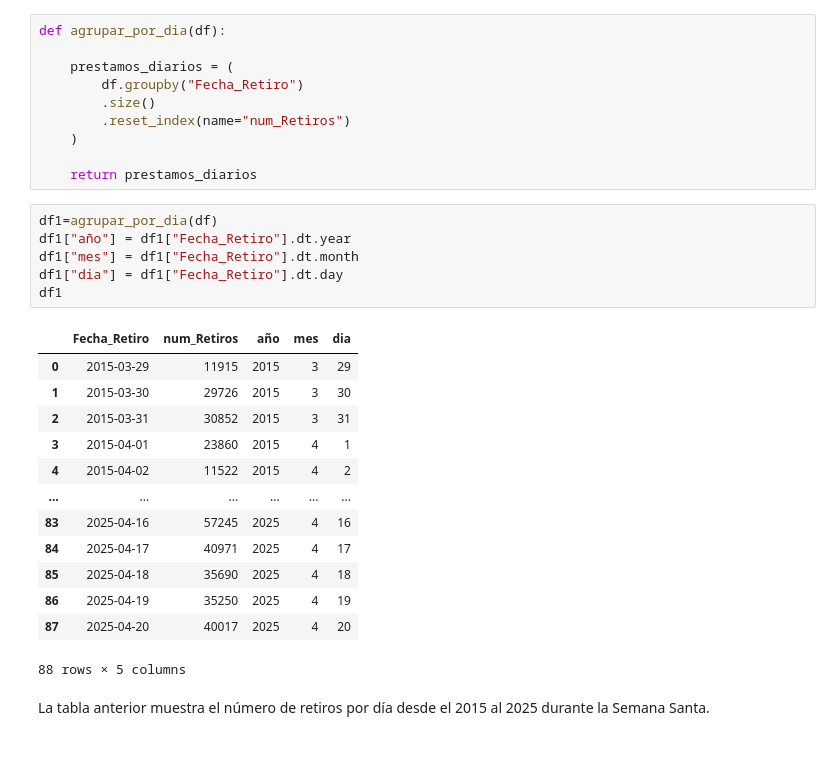
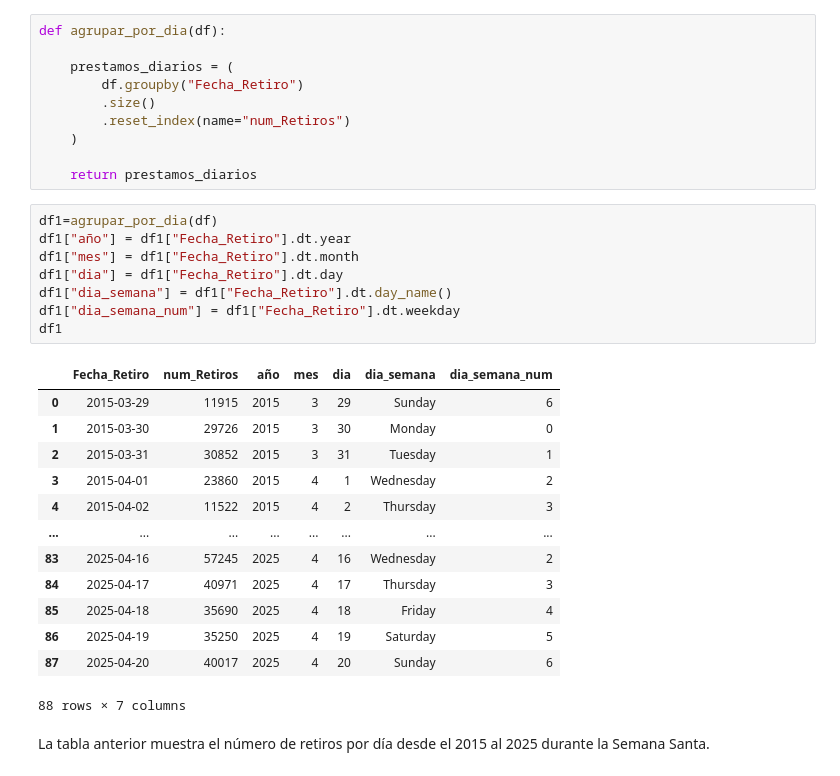
Before and after one commit to Ari-Castellanos/Proyecto-1-Seminario-2, a Jupyter notebook: DiaMayorRetiro.ipynb, the cells around one changed output. Cells and saved outputs as stored; diff of their text form.

```diff
--- a/DiaMayorRetiro.ipynb
+++ b/DiaMayorRetiro.ipynb
@@ -123,22 +123,24 @@ def agrupar_por_dia(df):
 # %%
 df1=agrupar_por_dia(df)
 df1["año"] = df1["Fecha_Retiro"].dt.year
 df1["mes"] = df1["Fecha_Retiro"].dt.month
 df1["dia"] = df1["Fecha_Retiro"].dt.day
+df1["dia_semana"] = df1["Fecha_Retiro"].dt.day_name()
+df1["dia_semana_num"] = df1["Fecha_Retiro"].dt.weekday
 df1
 # %% [output]
-|  | Fecha_Retiro | num_Retiros | año | mes | dia |
-| 0 | 2015-03-29 | 11915 | 2015 | 3 | 29 |
-| 1 | 2015-03-30 | 29726 | 2015 | 3 | 30 |
-| 2 | 2015-03-31 | 30852 | 2015 | 3 | 31 |
-| 3 | 2015-04-01 | 23860 | 2015 | 4 | 1 |
-| 4 | 2015-04-02 | 11522 | 2015 | 4 | 2 |
-| ... | ... | ... | ... | ... | ... |
-| 83 | 2025-04-16 | 57245 | 2025 | 4 | 16 |
-| 84 | 2025-04-17 | 40971 | 2025 | 4 | 17 |
-| 85 | 2025-04-18 | 35690 | 2025 | 4 | 18 |
-| 86 | 2025-04-19 | 35250 | 2025 | 4 | 19 |
-| 87 | 2025-04-20 | 40017 | 2025 | 4 | 20 |
+|  | Fecha_Retiro | num_Retiros | año | mes | dia | dia_semana | dia_semana_num |
+| 0 | 2015-03-29 | 11915 | 2015 | 3 | 29 | Sunday | 6 |
+| 1 | 2015-03-30 | 29726 | 2015 | 3 | 30 | Monday | 0 |
+| 2 | 2015-03-31 | 30852 | 2015 | 3 | 31 | Tuesday | 1 |
+| 3 | 2015-04-01 | 23860 | 2015 | 4 | 1 | Wednesday | 2 |
+| 4 | 2015-04-02 | 11522 | 2015 | 4 | 2 | Thursday | 3 |
+| ... | ... | ... | ... | ... | ... | ... | ... |
+| 83 | 2025-04-16 | 57245 | 2025 | 4 | 16 | Wednesday | 2 |
+| 84 | 2025-04-17 | 40971 | 2025 | 4 | 17 | Thursday | 3 |
+| 85 | 2025-04-18 | 35690 | 2025 | 4 | 18 | Friday | 4 |
+| 86 | 2025-04-19 | 35250 | 2025 | 4 | 19 | Saturday | 5 |
+| 87 | 2025-04-20 | 40017 | 2025 | 4 | 20 | Sunday | 6 |
-88 rows × 5 columns
+88 rows × 7 columns
 # %% [markdown]
 La tabla anterior muestra el número de retiros por día desde el 2015 al 2025 durante la Semana Santa.
```
Also changed, not shown: parts of 12 cells of this notebook.
